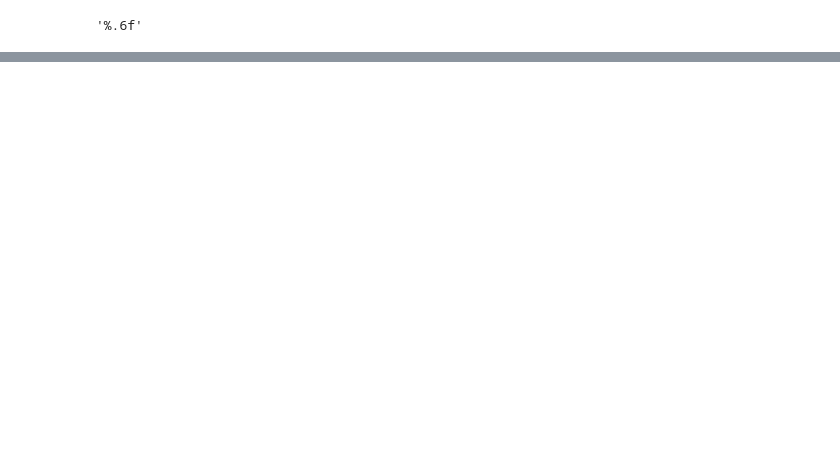
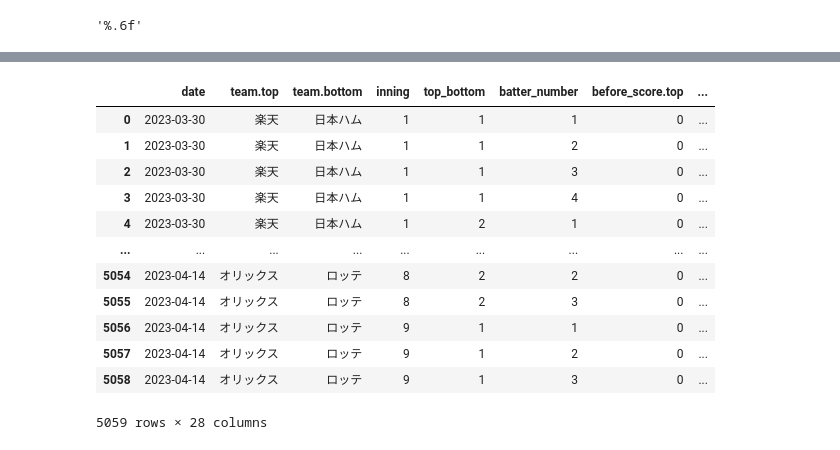
Before and after one commit to kanameg/npb-live-2023, a Jupyter notebook: python/src/batter_score.ipynb, the cells around one changed output, grey strips where cells are left out. Saved outputs shown, nothing was run; the diff lists cells and outputs as text; code cells hidden in the pictures; blank space fills up the shorter version.

```diff
--- a/python/src/batter_score.ipynb
+++ b/python/src/batter_score.ipynb
@@ -75,0 +103,16 @@ player['RE'].sum()
+# %%
+bats
+# %% [output]
+|  | date | team.top | team.bottom | inning | top_bottom | batter_number | before_score.top | ... |
+| 0 | 2023-03-30 | 楽天 | 日本ハム | 1 | 1 | 1 | 0 | ... |
+| 1 | 2023-03-30 | 楽天 | 日本ハム | 1 | 1 | 2 | 0 | ... |
+| 2 | 2023-03-30 | 楽天 | 日本ハム | 1 | 1 | 3 | 0 | ... |
+| 3 | 2023-03-30 | 楽天 | 日本ハム | 1 | 1 | 4 | 0 | ... |
+| 4 | 2023-03-30 | 楽天 | 日本ハム | 1 | 2 | 1 | 0 | ... |
+| ... | ... | ... | ... | ... | ... | ... | ... | ... |
+| 5054 | 2023-04-14 | オリックス | ロッテ | 8 | 2 | 2 | 0 | ... |
+| 5055 | 2023-04-14 | オリックス | ロッテ | 8 | 2 | 3 | 0 | ... |
+| 5056 | 2023-04-14 | オリックス | ロッテ | 9 | 1 | 1 | 0 | ... |
+| 5057 | 2023-04-14 | オリックス | ロッテ | 9 | 1 | 2 | 0 | ... |
+| 5058 | 2023-04-14 | オリックス | ロッテ | 9 | 1 | 3 | 0 | ... |
+5059 rows × 28 columns
```
Also changed, not shown: parts of 10 cells of this notebook, 27 other files.
